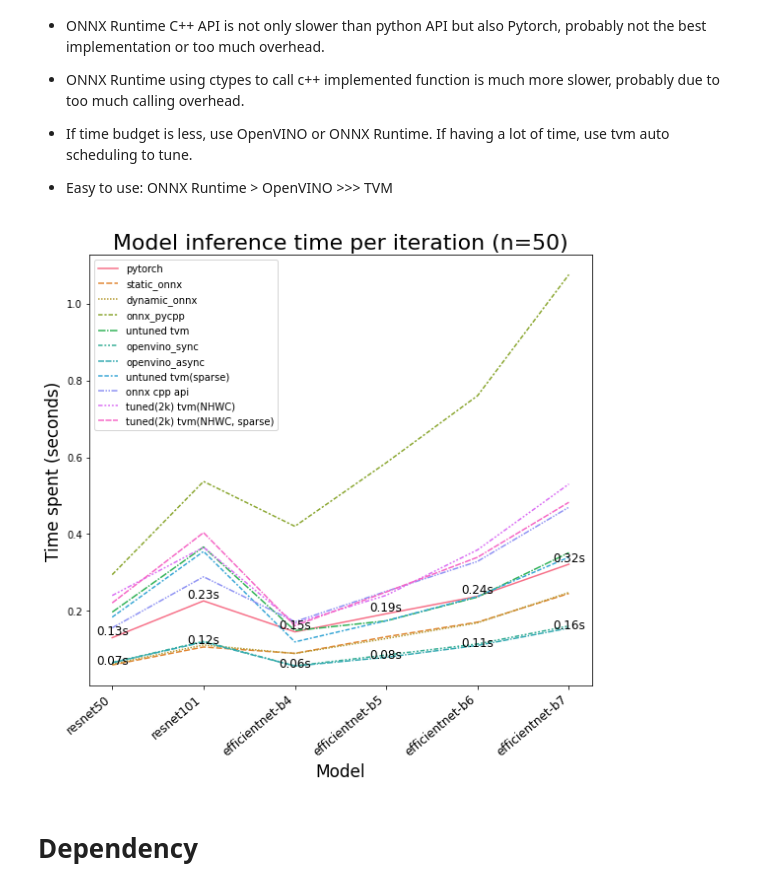
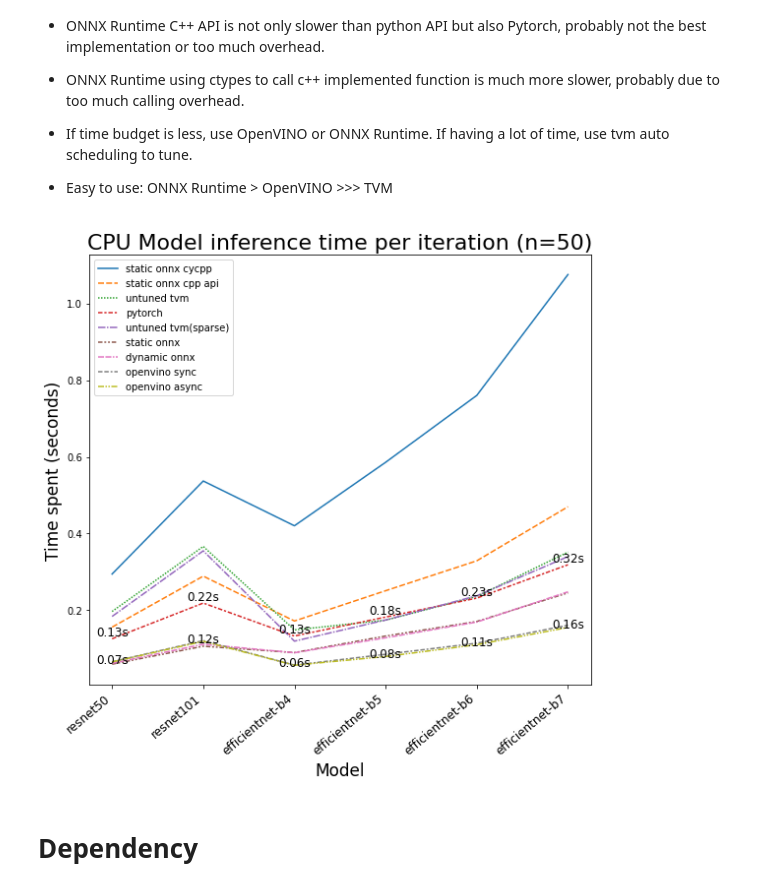
Before and after one commit to a8356555/DeepLearningDeployment, a Jupyter notebook: cpu_speed_comparison.ipynb, the cells around one changed output. Cells and saved outputs as stored; diff of their text form; code cells hidden in the pictures.

Commit message:
Updates cpp_speed_comparison

```diff
--- a/cpu_speed_comparison.ipynb
+++ b/cpu_speed_comparison.ipynb
@@ -31,26 +31,29 @@ Speed Comparison Results
 # %%
 import pandas as pd
 import seaborn as sns
 import matplotlib.pyplot as plt
 
-time_spent["name"] = model_name_list
+speed = {}
+for k, v in sorted(time_spent.items(), key=lambda x:x[1][2], reverse=True):
+   speed[k]=v
+speed["name"] = model_name_list
+df = pd.DataFrame(speed)
 
-df = pd.DataFrame(time_spent)
-#plotting columns
+
 plt.figure(figsize=(8, 8))
 ax = sns.lineplot(data=df)
 ax.set_xticklabels([0]+df["name"].to_list(), rotation=40, ha="right", fontsize=12)
-ax.set_title("Model inference time per iteration (n=50)", fontsize=22)
+ax.set_title("CPU Model inference time per iteration (n=50)", fontsize=22)
 ax.set_xlabel("Model", fontsize=17)
 ax.set_ylabel("Time spent (seconds)", fontsize=17)
 plt.tight_layout()
 for i in df.index:
     raw_value = df.loc[i, "pytorch"]
-    vino_value = df.loc[i, "openvino_async"]
+    vino_value = df.loc[i, "openvino async"]
     plt.annotate(f"{raw_value:.2f}s", (i, raw_value), ha="center", va="bottom", fontsize=12)
     plt.annotate(f"{vino_value:.2f}s", (i, vino_value-0.01), ha="center", va="bottom", fontsize=12)
 # %% [output]
-[figure, old version]
+[figure, new version]
 # %% [markdown]
 # <a name="de">Dependency
 # %%
```
Also changed, not shown: 1 other file.
